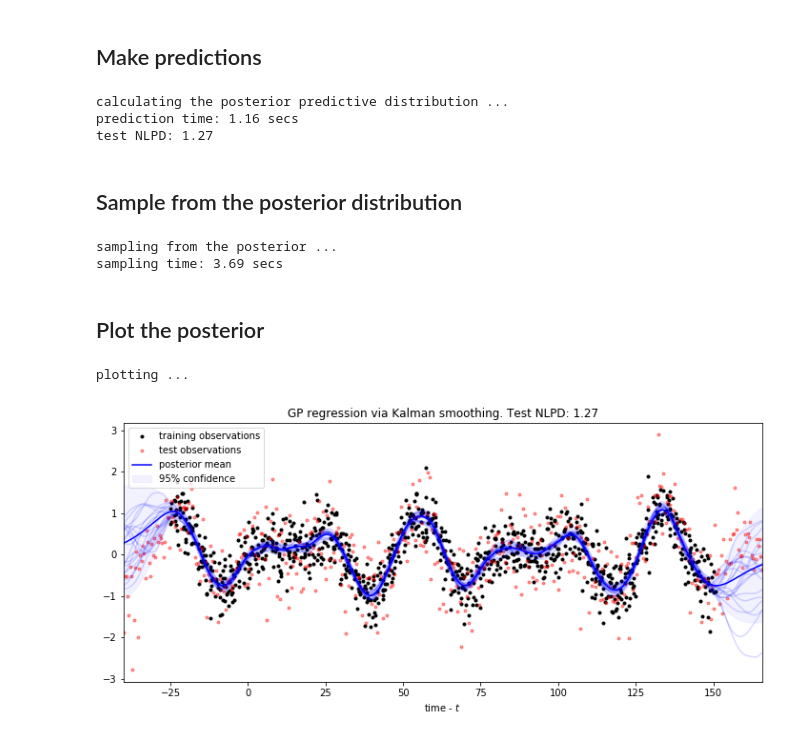
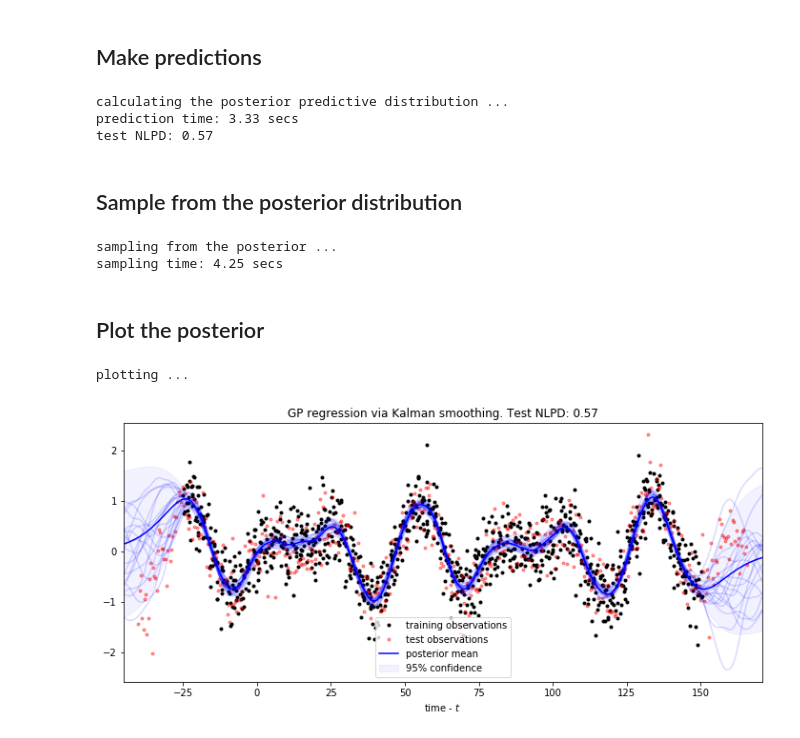
Before and after one commit to AaltoML/kalman-jax, a Jupyter notebook: kalmanjax/notebooks/regression.ipynb, the cells around one changed output. Saved outputs shown, nothing was run; the diff lists cells and outputs as text; code cells hidden in the pictures.

Commit message:
refactor prediction methods to allow user to specify test points at test time

```diff
--- a/kalmanjax/notebooks/regression.ipynb
+++ b/kalmanjax/notebooks/regression.ipynb
@@ -57,7 +57,7 @@ inf_method = approx_inf.EP(power=0.5)
 # inf_method = approx_inf.EEP()
 # inf_method = approx_inf.VI()
 
-model = SDEGP(prior=prior, likelihood=lik, t=x, y=y, t_test=x_test, y_test=y_test, approx_inf=inf_method)
+model = SDEGP(prior=prior, likelihood=lik, t=x, y=y, approx_inf=inf_method)
 # %% [output]
 building SDE-GP with Matern-5/2 prior and Gaussian likelihood ...
 inference method is Expectation Propagation (EP)
@@ -117,48 +117,47 @@ optimisation time: 8.81 secs
 # %% [markdown]
 ## Make predictions
 # %%
+x_plot = np.linspace(np.min(x)-20.0, np.max(x)+20.0, 200)
 print('calculating the posterior predictive distribution ...')
 t0 = time.time()
-posterior_mean, posterior_cov, _, nlpd = model.predict()
+nlpd = model.negative_log_predictive_density(t=x_test, y=y_test)
+posterior_mean, posterior_cov = model.predict(t=x_plot)
 t1 = time.time()
 print('prediction time: %2.2f secs' % (t1-t0))
 print('test NLPD: %1.2f' % nlpd)
 # %% [output]
 calculating the posterior predictive distribution ...
-prediction time: 1.16 secs
-test NLPD: 1.27
+prediction time: 3.33 secs
+test NLPD: 0.57
 # %% [markdown]
 ## Sample from the posterior distribution
 # %%
 print('sampling from the posterior ...')
 t0 = time.time()
-posterior_samp = model.posterior_sample(20)
+posterior_samp = model.posterior_sample(20, t=x_plot)
 t1 = time.time()
 print('sampling time: %2.2f secs' % (t1-t0))
 # %% [output]
 sampling from the posterior ...
-sampling time: 3.69 secs
+sampling time: 4.25 secs
 # %% [markdown]
 ## Plot the posterior
 # %%
-lb = posterior_mean[:, 0, 0] - 1.96 * posterior_cov[:, 0, 0] ** 0.5
-ub = posterior_mean[:, 0, 0] + 1.96 * posterior_cov[:, 0, 0] ** 0.5
-x_pred = model.t_all[:, 0]
-test_id = model.test_id
-t_test = model.t_all[test_id]
+lb = posterior_mean - 1.96 * posterior_cov ** 0.5
+ub = posterior_mean + 1.96 * posterior_cov ** 0.5
 
 print('plotting ...')
 plt.figure(2, figsize=(12, 5))
 plt.clf()
 plt.plot(x, y, 'k.', label='training observations')
 plt.plot(x_test, y_test, 'r.', alpha=0.4, label='test observations')
-plt.plot(x_pred, posterior_mean[..., 0], 'b', label='posterior mean')
-plt.fill_between(x_pred, lb, ub, color='b', alpha=0.05, label='95% confidence')
-plt.plot(t_test, posterior_samp[test_id, 0, :], 'b', alpha=0.15)
-plt.xlim([t_test[0], t_test[-1]])
+plt.plot(x_plot, posterior_mean, 'b', label='posterior mean')
+plt.fill_between(x_plot, lb, ub, color='b', alpha=0.05, label='95% confidence')
+plt.plot(x_plot, posterior_samp, 'b', alpha=0.15)
+plt.xlim([x_plot[0], x_plot[-1]])
 plt.legend()
 plt.title('GP regression via Kalman smoothing. Test NLPD: %1.2f' % nlpd)
 plt.xlabel('time - $t$');
 # %% [output]
 plotting ...
-[figure, old version]
+[figure, new version]
```
Also changed, not shown: parts of 2 cells of this notebook, 21 other files.
